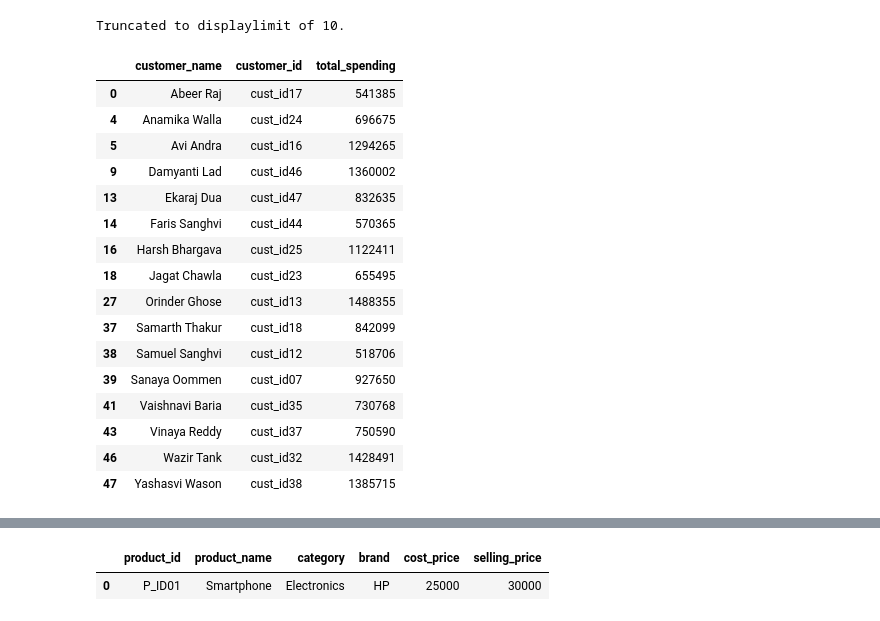
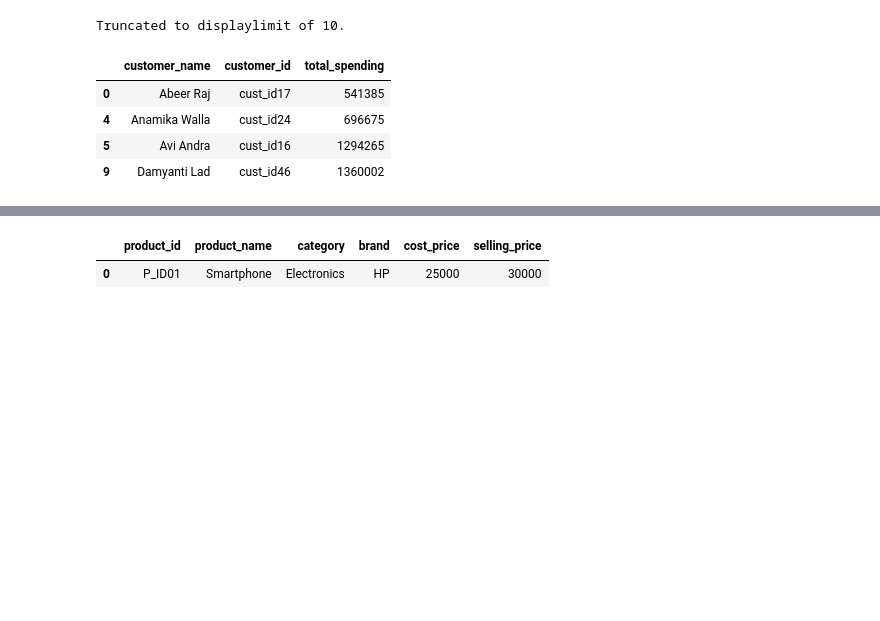
Before and after one commit to umesh-creates/sql_pandas_exercise_and_notes, a Jupyter notebook: retail_analysis exercise/subqueries.ipynb, the cells around one changed output, grey strips where cells are left out. Cells and saved outputs as stored; diff of their text form; code cells hidden in the pictures; blank space fills up the shorter version.

```diff
--- a/retail_analysis exercise/subqueries.ipynb
+++ b/retail_analysis exercise/subqueries.ipynb
@@ -15,6 +15,10 @@ products = pd.read_csv(r"d:\SQL\data generator\output\products.csv")
 order_items = pd.read_csv(r"d:\SQL\data generator\output\order_items.csv")
 orders = pd.read_csv(r"d:\SQL\data generator\output\orders.csv")
 customers = pd.read_csv(r"d:\SQL\data generator\output\customers.csv")
+# %%
+orders['order_date'] = pd.to_datetime(
+    orders['order_date']
+)
 # %% [markdown]
 <pre>Question 1 — Single-value Subquery
 
@@ -270,34 +274,22 @@ Truncated to displaylimit of 10.
 # %%
 merged = (
     customers
     .merge(orders, on='customer_id')
     .merge(order_items, on='order_id')
     .merge(products, on='product_id')
 )
 merged['total_spending'] = (
     merged['selling_price'] * merged['quantity']
 )
 result = (
     merged
     .groupby(['customer_name', 'customer_id'])['total_spending']
     .sum()
 ).reset_index(name='total_spending')
-result[result['total_spending'] > result['total_spending'].mean()]
+result[result['total_spending'] > result['total_spending'].mean()].head(4)
 # %% [output]
 |  | customer_name | customer_id | total_spending |
 | 0 | Abeer Raj | cust_id17 | 541385 |
 | 4 | Anamika Walla | cust_id24 | 696675 |
 | 5 | Avi Andra | cust_id16 | 1294265 |
 | 9 | Damyanti Lad | cust_id46 | 1360002 |
-| 13 | Ekaraj Dua | cust_id47 | 832635 |
-| 14 | Faris Sanghvi | cust_id44 | 570365 |
-| 16 | Harsh Bhargava | cust_id25 | 1122411 |
-| 18 | Jagat Chawla | cust_id23 | 655495 |
-| 27 | Orinder Ghose | cust_id13 | 1488355 |
-| 37 | Samarth Thakur | cust_id18 | 842099 |
-| 38 | Samuel Sanghvi | cust_id12 | 518706 |
-| 39 | Sanaya Oommen | cust_id07 | 927650 |
-| 41 | Vaishnavi Baria | cust_id35 | 730768 |
-| 43 | Vinaya Reddy | cust_id37 | 750590 |
-| 46 | Wazir Tank | cust_id32 | 1428491 |
-| 47 | Yashasvi Wason | cust_id38 | 1385715 |
```
Also changed, not shown: parts of 9 cells of this notebook, 1 other file.
